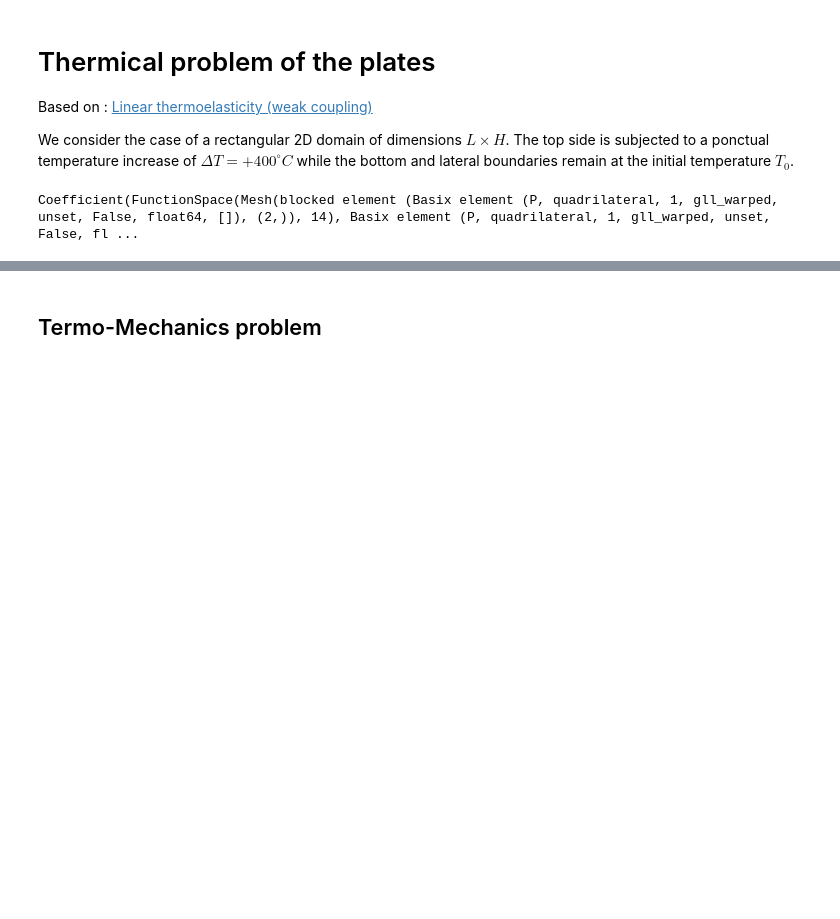
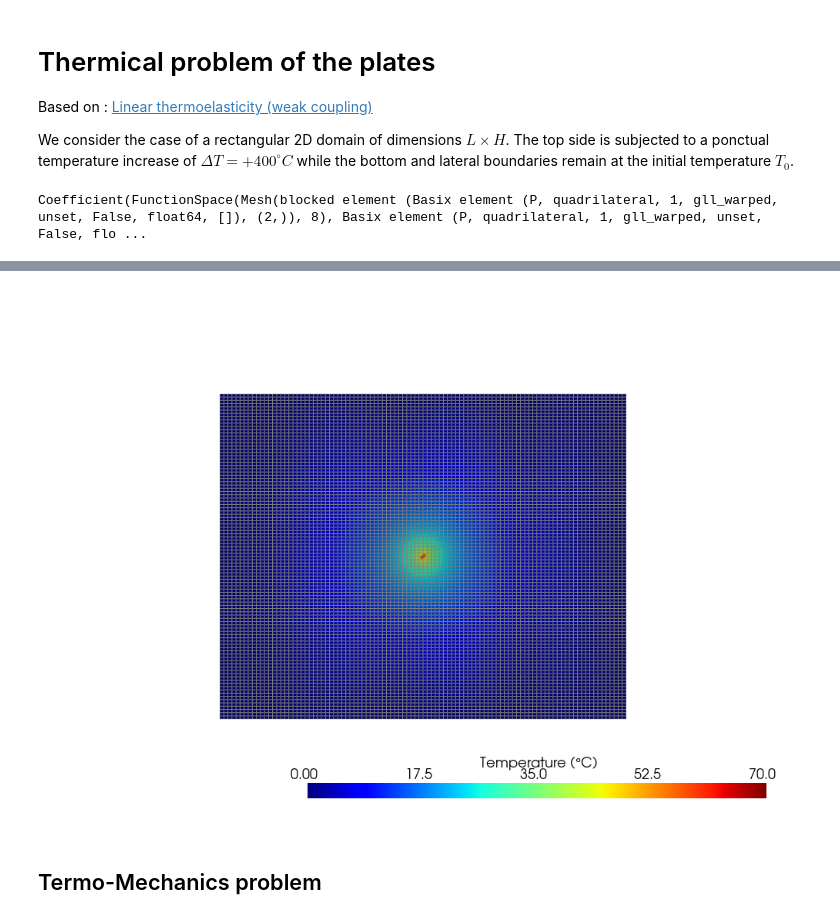
Before and after one commit to Oxineo/Modal-Analysis-Reissner-Mindlin-Plate, a Jupyter notebook: modal_analysis_plate_Reisnert_Mindlin_Thermo_elastic_stress.ipynb, the cells around one changed output, grey strips where cells are left out. Cells and saved outputs as stored; diff of their text form; code cells hidden in the pictures; blank space fills up the shorter version.

```diff
--- a/modal_analysis_plate_Reisnert_Mindlin_Thermo_elastic_stress.ipynb
+++ b/modal_analysis_plate_Reisnert_Mindlin_Thermo_elastic_stress.ipynb
@@ -55,12 +55,13 @@ Based on : [Linear thermoelasticity (weak coupling)](https://bleyerj.github.io/c
 We consider the case of a rectangular 2D domain of dimensions $L\times H$. The top side is subjected to a ponctual temperature increase of $\Delta T = +400^{\circ}C$ while the bottom and lateral boundaries remain at the initial temperature $T_0$.
 # %%
 def locate_boundary(x):
-    condition_x = np.isclose(x[0], L)
-    condition_y = np.isclose(x[1], W_dim)
+    condition_x = np.isclose(x[0], L*0.5)
+    condition_y = np.isclose(x[1], W_dim*0.5)
     return np.logical_and(condition_x, condition_y)
 
 def border(x):
-    return np.logical_or(np.isclose(x[0], 0.0), np.isclose(x[1], 0.0))
+    return np.logical_or(np.logical_or(np.isclose(x[0], 0.0), np.isclose(x[1], 0.0)),
+                            np.logical_or(np.isclose(x[0], L), np.isclose(x[1], W_dim)))
 
 VT = fem.functionspace(domain, ("Lagrange", 1)) # Espace de fonction pour la température
 T_ = ufl.TestFunction(VT)
@@ -72,7 +73,7 @@ LT = Constant(domain, 0.0)*T_*ufl.dx # Terme de source pour la température
 T_locate = fem.locate_dofs_geometrical(VT, locate_boundary) # Localisation des degrés de liberté pour les conditions de Dirichlet
 border_T = fem.locate_dofs_geometrical(VT, border) # Localisation des degrés de liberté pour les conditions de Dirichlet
 
-T_var = 10.0
+T_var = 70.0
 
 bcT = [ fem.dirichletbc(T_var, T_locate, VT) ,
         fem.dirichletbc(0.0, border_T, VT)
@@ -81,11 +82,11 @@ bcT = [ fem.dirichletbc(T_var, T_locate, VT) ,
 problem = fem.petsc.LinearProblem(aT, LT, u=Delta_T, bcs=bcT , petsc_options={"ksp_type": "preonly", "pc_type": "lu"} , petsc_options_prefix="T_")
 problem.solve()
 # %% [output]
-Coefficient(FunctionSpace(Mesh(blocked element (Basix element (P, quadrilateral, 1, gll_warped, unset, False, float64, []), (2,)), 14), Basix element (P, quadrilateral, 1, gll_warped, unset, False, fl ...
+Coefficient(FunctionSpace(Mesh(blocked element (Basix element (P, quadrilateral, 1, gll_warped, unset, False, float64, []), (2,)), 8), Basix element (P, quadrilateral, 1, gll_warped, unset, False, flo ...
 # %%
 import pyvista
 
-pyvista.set_jupyter_backend("trame")
+pyvista.set_jupyter_backend("static")
 
 topology, cell_types, geometry = plot.vtk_mesh(domain, gdim)
 grid = pyvista.UnstructuredGrid(topology, cell_types, geometry)
@@ -113,3 +113,4 @@ Widget(value='<iframe src="http://localhost:38109/index.html?ui=P_0x780a6dfc81d0
+[figure, added]
 # %% [markdown]
 ## Termo-Mechanics problem
 # %%
```
Also changed, not shown: parts of 7 cells of this notebook, 9 other files.
